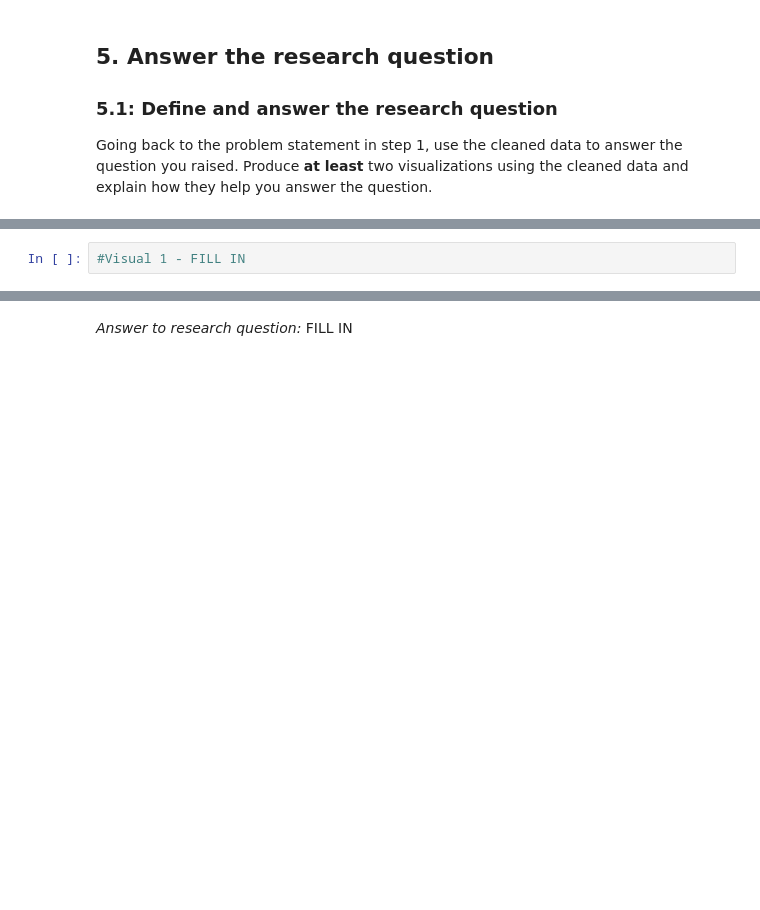
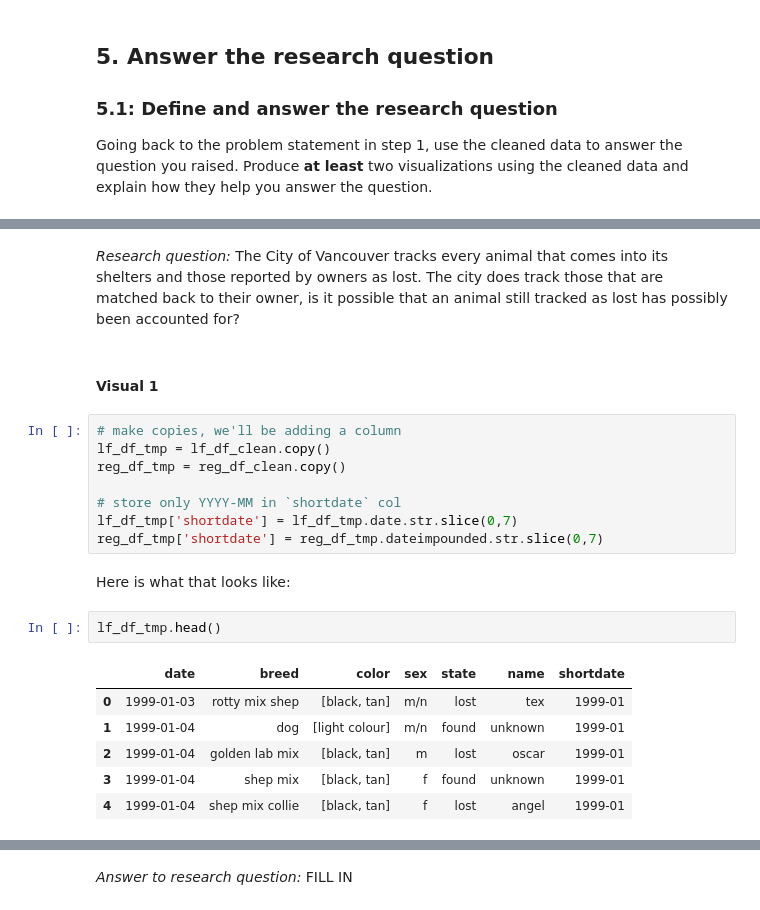
Before and after one commit to birbarino/Python-Projects, a Jupyter notebook: data-wrangling/project/data_wrangling_project_starter.ipynb, the cells around one changed output, grey strips where cells are left out. Drawn from its saved outputs; the diff is of its cells as text; blank space fills up the shorter version.

```diff
--- a/data-wrangling/project/data_wrangling_project_starter.ipynb
+++ b/data-wrangling/project/data_wrangling_project_starter.ipynb
@@ -661,2 +851,23 @@ Going back to the problem statement in step 1, use the cleaned data to answer th
-# %%
-#Visual 1 - FILL IN
+# %% [markdown]
+*Research question:* The City of Vancouver tracks every animal that comes into its shelters and those reported by owners as lost. The city does track those that are matched back to their owner, is it possible that an animal still tracked as lost has possibly been accounted for?
+# %% [markdown]
+#### Visual 1
+# %%
+# make copies, we'll be adding a column
+lf_df_tmp = lf_df_clean.copy()
+reg_df_tmp = reg_df_clean.copy()
+
+# store only YYYY-MM in `shortdate` col
+lf_df_tmp['shortdate'] = lf_df_tmp.date.str.slice(0,7)
+reg_df_tmp['shortdate'] = reg_df_tmp.dateimpounded.str.slice(0,7)
+# %% [markdown]
+Here is what that looks like:
+# %%
+lf_df_tmp.head()
+# %% [output]
+|  | date | breed | color | sex | state | name | shortdate |
+| 0 | 1999-01-03 | rotty mix shep | [black, tan] | m/n | lost | tex | 1999-01 |
+| 1 | 1999-01-04 | dog | [light colour] | m/n | found | unknown | 1999-01 |
+| 2 | 1999-01-04 | golden lab mix | [black, tan] | m | lost | oscar | 1999-01 |
+| 3 | 1999-01-04 | shep mix | [black, tan] | f | found | unknown | 1999-01 |
+| 4 | 1999-01-04 | shep mix collie | [black, tan] | f | lost | angel | 1999-01 |
```
Also changed, not shown: parts of 91 cells of this notebook, 19 other files.
